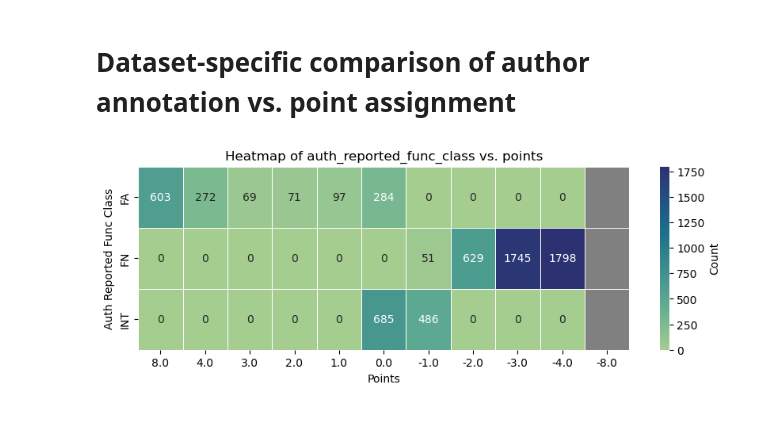
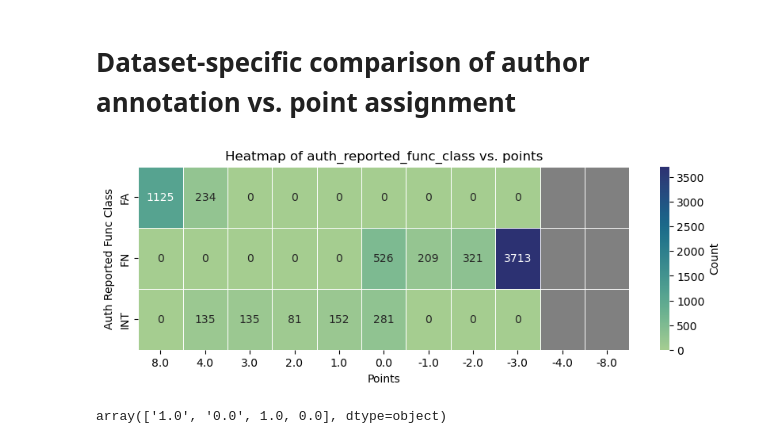
Before and after one commit to Dzeiberg/pillar_project, a Jupyter notebook: 11_Summarize_Fits.ipynb, the cells around one changed output. Saved outputs shown, nothing was run; the diff lists cells and outputs as text; code cells hidden in the pictures.

Commit message:
standardizing vocab and survival plot

```diff
--- a/11_Summarize_Fits.ipynb
+++ b/11_Summarize_Fits.ipynb
@@ -16,0 +22,19 @@ scoreset_summaries = {
+# %%
+bin2score = {0: 1,
+            1: 2,
+            2: 3,
+            3: 4,
+            4: 8}
+
+def get_scoreset_strengths(scoreset_summary):
+    exceeds_pathogenic = np.where(pd.notnull(scoreset_summary['pathogenic_thresholds']))[0]
+    exceeds_benign = np.where(pd.notnull(scoreset_summary['benign_thresholds']))[0]
+    pathogenic_strength = 0
+    benign_strength = 0
+    if len(exceeds_pathogenic):
+        pathogenic_strength = bin2score[exceeds_pathogenic[-1]]
+    if len(exceeds_benign):
+        benign_strength = -1 * bin2score[exceeds_benign[-1]]
+    return pathogenic_strength, benign_strength
+# %%
+scoreset_pathogenic_strengths, scoreset_benign_strengths = list(map(np.array,zip(*[get_scoreset_strengths(scoreset_summary) for scoreset_summary in scoreset_summaries.values()])))
@@ -16,0 +45,20 @@ scoreset_summaries = {
+# %%
+pointvals = np.array([0,1,2,3,4,8])
+ecdfs_pathogenic = np.zeros(len(pointvals))
+ecdfs_benign = np.zeros(len(pointvals))
+for idx,pointval in enumerate(pointvals):
+    ecdfs_pathogenic[idx] = np.sum(np.array(scoreset_pathogenic_strengths) >= pointval) / len(scoreset_pathogenic_strengths)
+    ecdfs_benign[idx] = np.sum(np.array(scoreset_benign_strengths) <= (-1 * pointval)) / len(scoreset_benign_strengths)
+fig = plt.figure(figsize=(8, 4))
+plt.plot(np.arange(len(ecdfs_pathogenic)), ecdfs_pathogenic, marker='o', markersize=5, color='red', label="Pathogenic Evidence")
+plt.plot(-1 * np.arange(len(ecdfs_pathogenic)), ecdfs_benign, marker='o', markersize=5, color='blue', label="Benign Evidence")
+_ = plt.gca().set_xticks(np.arange(-5,6),[* (-1 * pointvals[1:][::-1]).astype(str),
+                                      * pointvals.astype(str)])
+_ = plt.gca().set_xlabel("Points")
+_ = plt.gca().set_ylabel("Scoresets")
+plt.gca().set_ylim(0,1.05)
+_ = plt.gca().set_yticklabels([f"{int(tick * 100)}%" for tick in plt.gca().get_yticks()])
+plt.gca().set_title(f"Scoreset Maximum Strength - Survival Functions (n={len(scoreset_pathogenic_strengths)})")
+plt.gca().legend()
+
+fig.savefig(summary_figures_path / "scoreset_strengths_survival_functions.png", dpi=300, bbox_inches='tight')
@@ -90,6 +119,7 @@ True
 # %%
 def infer_author_label(row):
-    if pd.notnull(row.auth_reported_func_class):
+    if pd.notnull(row.auth_reported_func_class) and pd.isna(pd.to_numeric(row.auth_reported_func_class, errors='coerce')):
+        # If the author reported functional class string, return it
         return row.auth_reported_func_class
     amin,amax,nmin,nmax = row.auth_reported_abnormal_min, row.auth_reported_abnormal_max, \
                             row.auth_reported_normal_min, row.auth_reported_normal_max
@@ -120,12 +214,13 @@ dataframe = dataframe.assign(inferred_author_label=dataframe.progress_apply(
 # %% [markdown]
 # Dataset-specific comparison of author annotation vs. point assignment
 # %%
-scoreset_name = "BRCA1_Adamovich_2022_HDR"
+scoreset_name = "PTEN_Mighell_2018"
 # Filter the dataframe
 filtered_df = dataframe[
     (dataframe['Dataset'] == scoreset_name) &
     (dataframe['simplified_consequence'] == 'Missense')
 ]
+filtered_df = filtered_df.assign(inferred_author_label=filtered_df.inferred_author_label.astype(str))
 
 # Create a pivot table
 pivot_table = filtered_df.pivot_table(
@@ -139,31 +234,35 @@ desired_columns = [-8, -4, -3, -2, -1, 0, 1, 2, 3, 4, 8]
 for col in desired_columns:
     if col not in pivot_table.columns:
         pivot_table[col] = 0
 
 # Reorder the columns to match the desired order
 pivot_table = pivot_table.loc[:,desired_columns]
 
 # Plot the heatmap
 plt.figure(figsize=(10, 3))
 
 mask = np.zeros_like(pivot_table, dtype=bool)
 scoreset_pathogenic_thresholds = np.array(scoreset_summaries[scoreset_name]['pathogenic_thresholds'])
 scoreset_benign_thresholds = np.array(scoreset_summaries[scoreset_name]['benign_thresholds'])
 for idx,threshold in enumerate(scoreset_benign_thresholds[::-1]):
     if np.isnan(threshold):
         mask[:,idx] = np.nan
 for idx,threshold in enumerate(scoreset_pathogenic_thresholds,start=-5):
     if np.isnan(threshold):
         mask[:,idx] = np.nan
 pivot_table = pivot_table.iloc[:,::-1]  # Reverse the order of the columns for plotting
 mask = mask[:,::-1]  # Reverse the order of the mask for plotting
 cmap = sns.color_palette("crest", as_cmap=True)
 sns.heatmap(pivot_table, annot=True, cmap=cmap, mask=mask, cbar_kws={'label': 'Count'}, fmt='d',
             linewidths=0.5)
 plt.gca().set_facecolor("gray")
 plt.title('Heatmap of auth_reported_func_class vs. points')
 plt.xlabel('Points')
 plt.ylabel('Auth Reported Func Class')
 plt.show()
 # %% [output]
-[figure, old version]
+[figure, new version]
+# %%
+filtered_df.inferred_author_label.unique()
+# %% [output]
+array(['1.0', '0.0', 1.0, 0.0], dtype=object)
```
Also changed, not shown: parts of 10 cells of this notebook.
